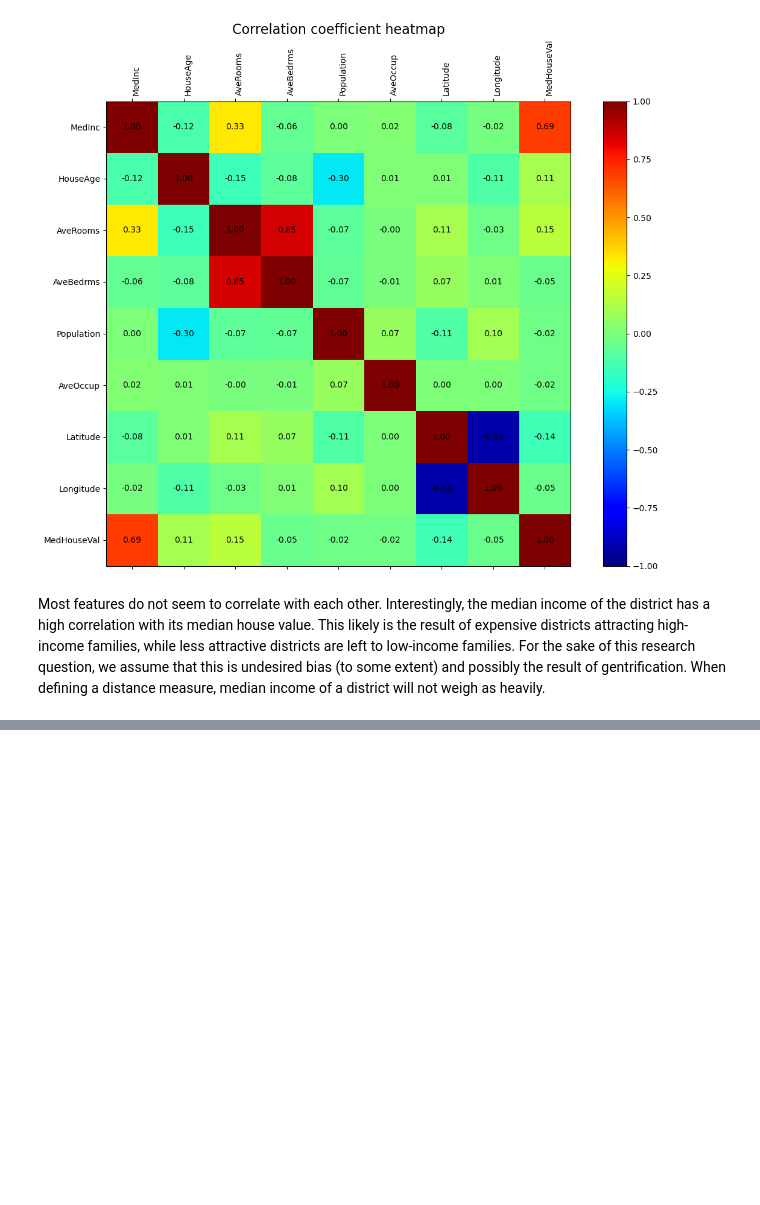
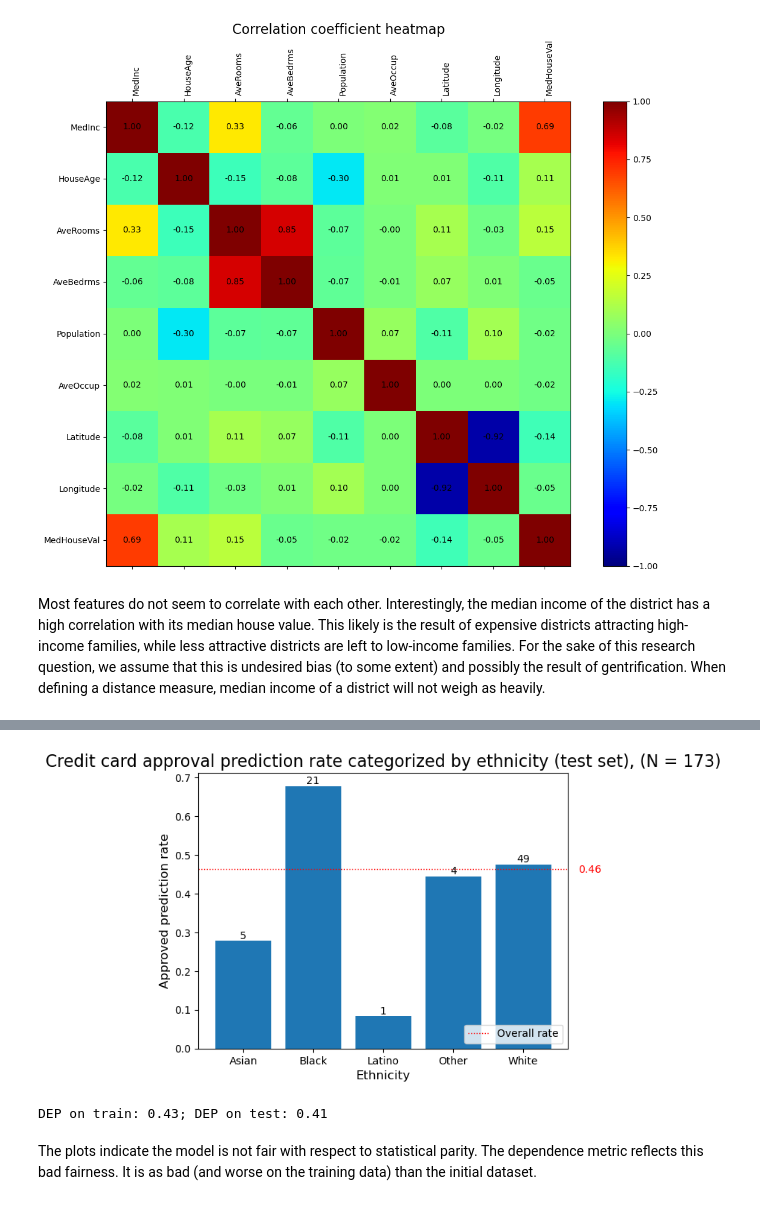
Before and after one commit to lucavella/SFML-project, a Jupyter notebook: luca_project.ipynb, the cells around one changed output, grey strips where cells are left out. Drawn from its saved outputs; the diff is of its cells as text; code cells hidden in the pictures; blank space fills up the shorter version.

```diff
--- a/luca_project.ipynb
+++ b/luca_project.ipynb
@@ -263,0 +356,29 @@ cv = KFold(n_splits=num_splits, shuffle=True, random_state=0)
+# %%
+sensitive_rate_plot(
+    credit_X_test['Ethnicity'],
+    pd.Series(credit_y_test_pred, name='Approved prediction'),
+    1,
+    'Credit card approval prediction rate categorized by ethnicity (test set)'
+)
+# %% [output]
+[figure, added]
+# %%
+dep_latino_train = fairness_dependence_metric(
+    credit_X_train['Ethnicity'],
+    credit_y_train_pred,
+    'Latino',
+    1
+)
+
+dep_latino_test = fairness_dependence_metric(
+    credit_X_test['Ethnicity'],
+    credit_y_test_pred,
+    'Latino',
+    1
+)
+
+print(f'DEP on train: {dep_latino_train:.2f}; DEP on test: {dep_latino_test:.2f}')
+# %% [output]
+DEP on train: 0.43; DEP on test: 0.41
+# %% [markdown]
+The plots indicate the model is not fair with respect to statistical parity. The dependence metric reflects this bad fairness. It is as bad (and worse on the training data) than the initial dataset.
```
Also changed, not shown: parts of 47 cells of this notebook.
